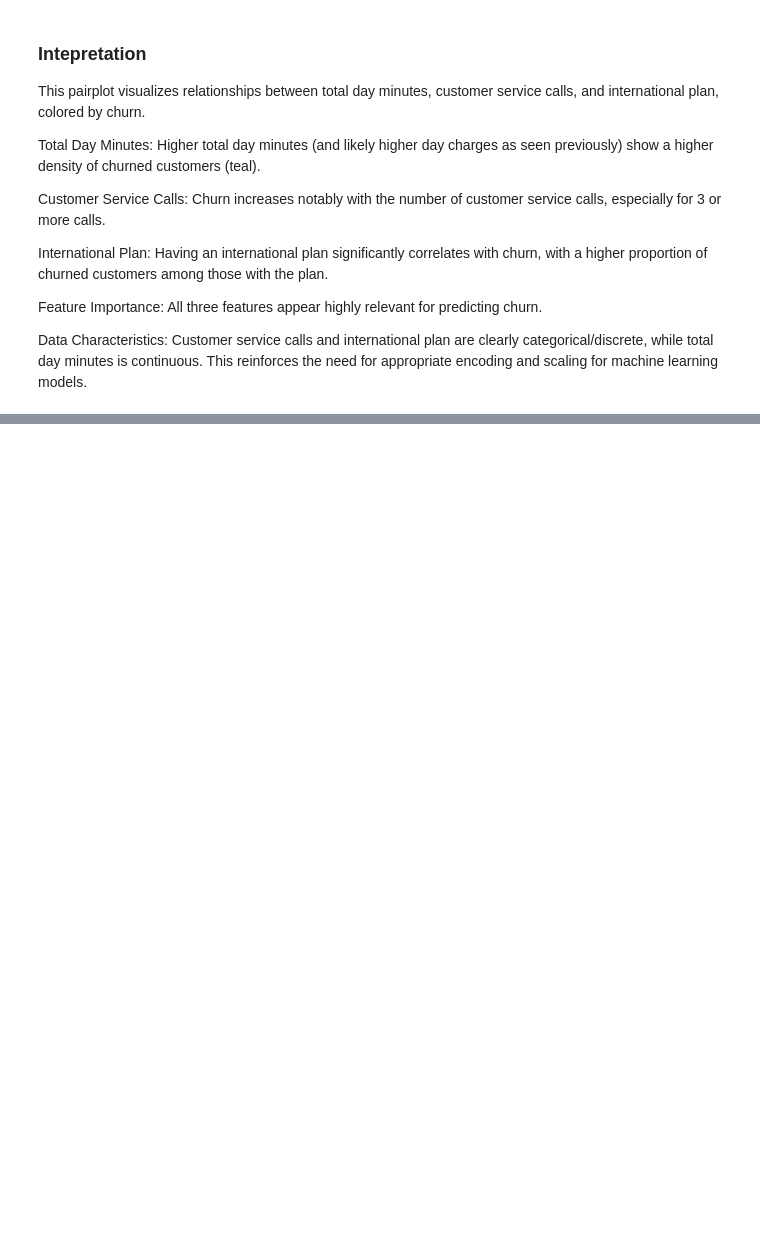
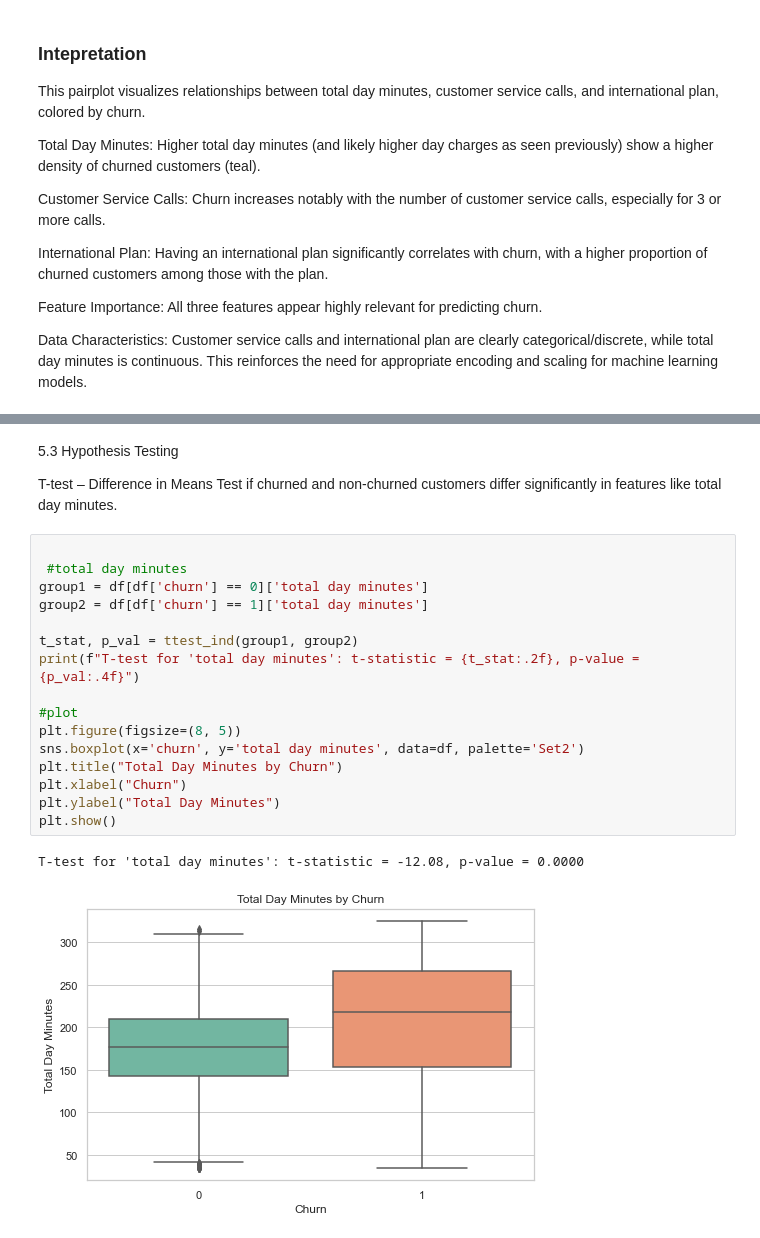
Before and after one commit to Nightingale-Tech/SYRIATEL-CUSTOMER-CHURN, a Jupyter notebook: notebooks/customer churn.ipynb, the cells around one changed output, grey strips where cells are left out. Drawn from its saved outputs; the diff is of its cells as text; blank space fills up the shorter version.

Commit message:
Add t-test, chi-square, and ANOVA hypothesis testing

```diff
--- a/notebooks/customer churn.ipynb
+++ b/notebooks/customer churn.ipynb
@@ -367,0 +413,24 @@ Data Characteristics: Customer service calls and international plan are clearly
+# %% [markdown]
+5.3 Hypothesis Testing
+
+T-test – Difference in Means
+Test if churned and non-churned customers differ significantly in features like total day minutes.
+# %%
+
+ #total day minutes
+group1 = df[df['churn'] == 0]['total day minutes']
+group2 = df[df['churn'] == 1]['total day minutes']
+
+t_stat, p_val = ttest_ind(group1, group2)
+print(f"T-test for 'total day minutes': t-statistic = {t_stat:.2f}, p-value = {p_val:.4f}")
+
+#plot
+plt.figure(figsize=(8, 5))
+sns.boxplot(x='churn', y='total day minutes', data=df, palette='Set2')
+plt.title("Total Day Minutes by Churn")
+plt.xlabel("Churn")
+plt.ylabel("Total Day Minutes")
+plt.show()
+# %% [output]
+T-test for 'total day minutes': t-statistic = -12.08, p-value = 0.0000
+[figure, added]
```
Also changed, not shown: parts of 13 cells of this notebook.
